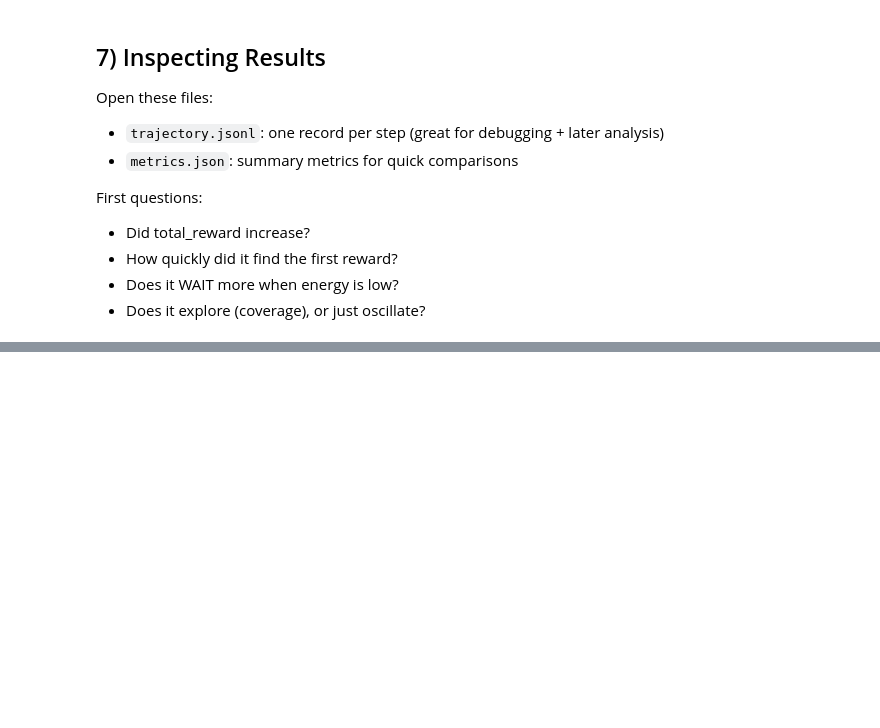
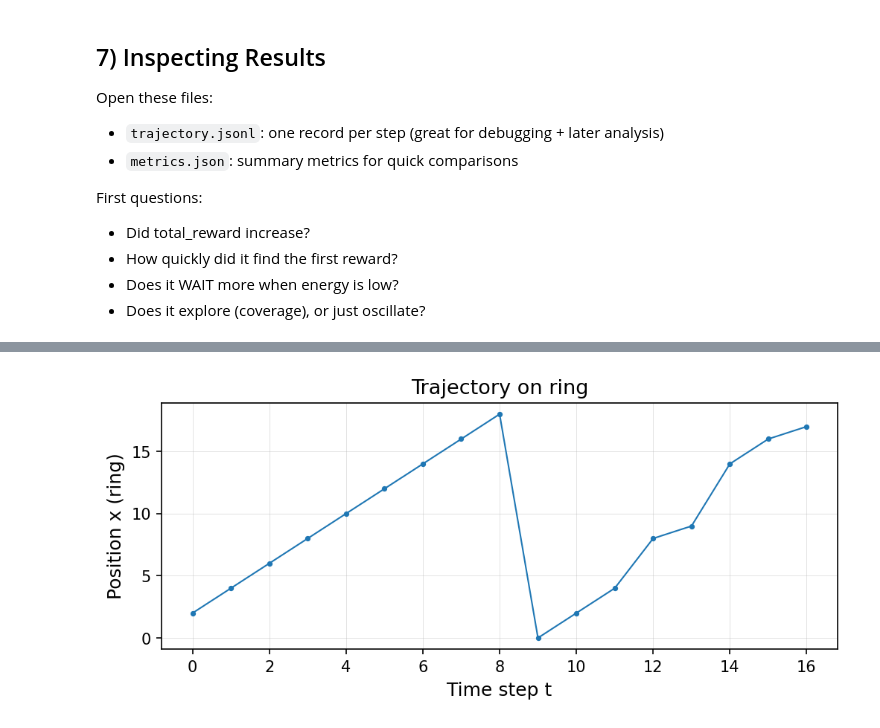
Before and after one commit to ChakreshIITGN/Gen_LLM_coordination, a Jupyter notebook: experiments/test.ipynb, the cells around one changed output, grey strips where cells are left out. Cells and saved outputs as stored; diff of their text form; code cells hidden in the pictures; blank space fills up the shorter version.

```diff
--- a/experiments/test.ipynb
+++ b/experiments/test.ipynb
@@ -88,7 +96,8 @@ Observation includes:
 Action is minimal:
 - one field: `type` ∈ {LEFT, RIGHT, WAIT}
 # %%
-ActionType = Literal["LEFT", "RIGHT", "WAIT"]
+ActionType = Literal["MOVE", "WAIT"]
+Dir = Literal["LEFT", "RIGHT"]
 
 class Observation(BaseModel):
     t: int
@@ -99,6 +108,20 @@ class Observation(BaseModel):
 
 class Action(BaseModel):
     type: ActionType
+    dir: Optional[Dir] = None
+    steps: Optional[conint(ge=1)] = None  # we'll cap in validation
+
+    @model_validator(mode="after")
+    def _validate_shape(self):
+        if self.type == "WAIT":
+            return self  # dir/steps can be None
+        # MOVE requires dir and steps
+        if self.dir not in ("LEFT", "RIGHT") or self.steps is None:
+            raise ValueError("MOVE requires dir in {LEFT,RIGHT} and steps >= 1")
+        # enforce a hard cap so the LLM can't request huge jumps
+        if self.steps > MAX_STEPS_PER_ACTION:
+            raise ValueError(f"steps must be <= {MAX_STEPS_PER_ACTION}")
+        return self
 # %% [markdown]
 ## 3) World Mechanics (Ring + Energy + Reward)
 
@@ -361,0 +516,11 @@ for row in lines[-5:]:
+# %%
+# Cell: choose a run directory (paste the printed RUN_DIR from your sim output)
+set_pub_defaults()
+run_dir = RUN_DIR  # <-- change this
+
+metrics, df = load_run(run_dir)
+
+print("Loaded:", run_dir)
+print("Steps:", len(df))
+
+metrics
@@ -361,0 +541,12 @@ for row in lines[-5:]:
+# %%
+# Plot 1 — Trajectory on ring: position vs time
+fig, ax = plt.subplots(figsize=(7.0, 3.2))
+ax.plot(df["t"], df["x"], marker="o", markersize=2.5, linewidth=1.0)
+ax.set_xlabel("Time step t")
+ax.set_ylabel("Position x (ring)")
+ax.set_title("Trajectory on ring")
+ax.grid(True, linewidth=0.4, alpha=0.4)
+fig.tight_layout()
+plt.show()
+# %% [output]
+[figure, added]
```
Also changed, not shown: parts of 17 cells of this notebook, 18 other files.
